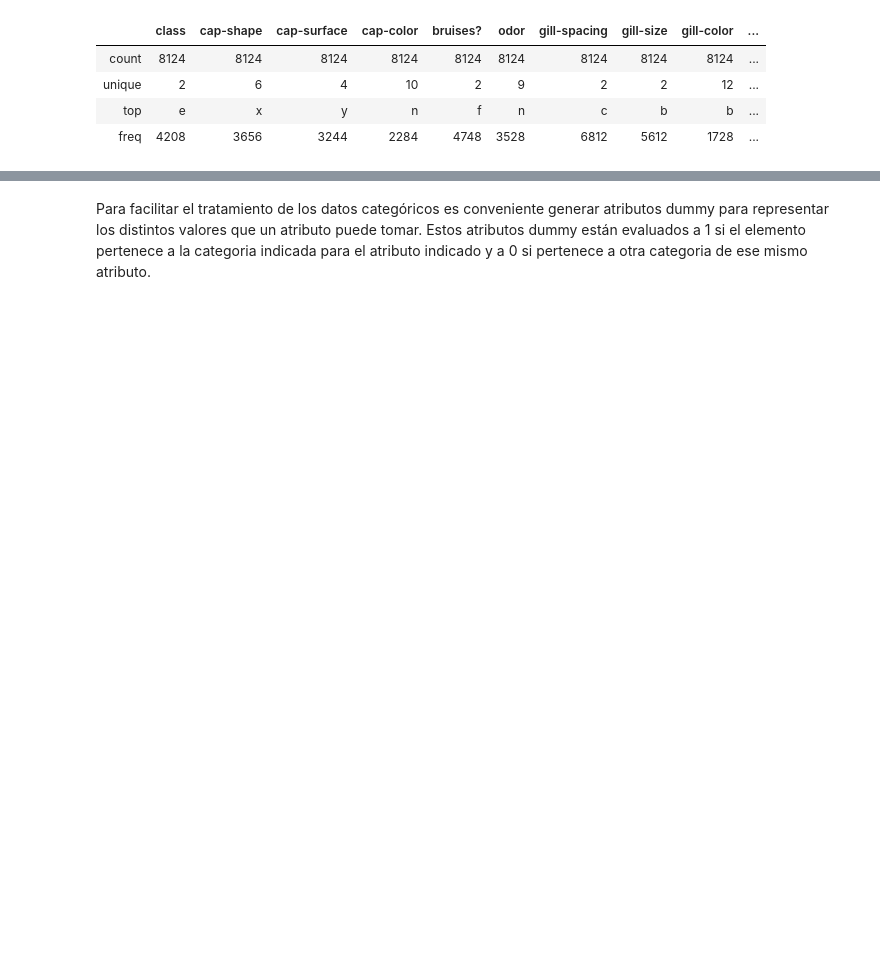
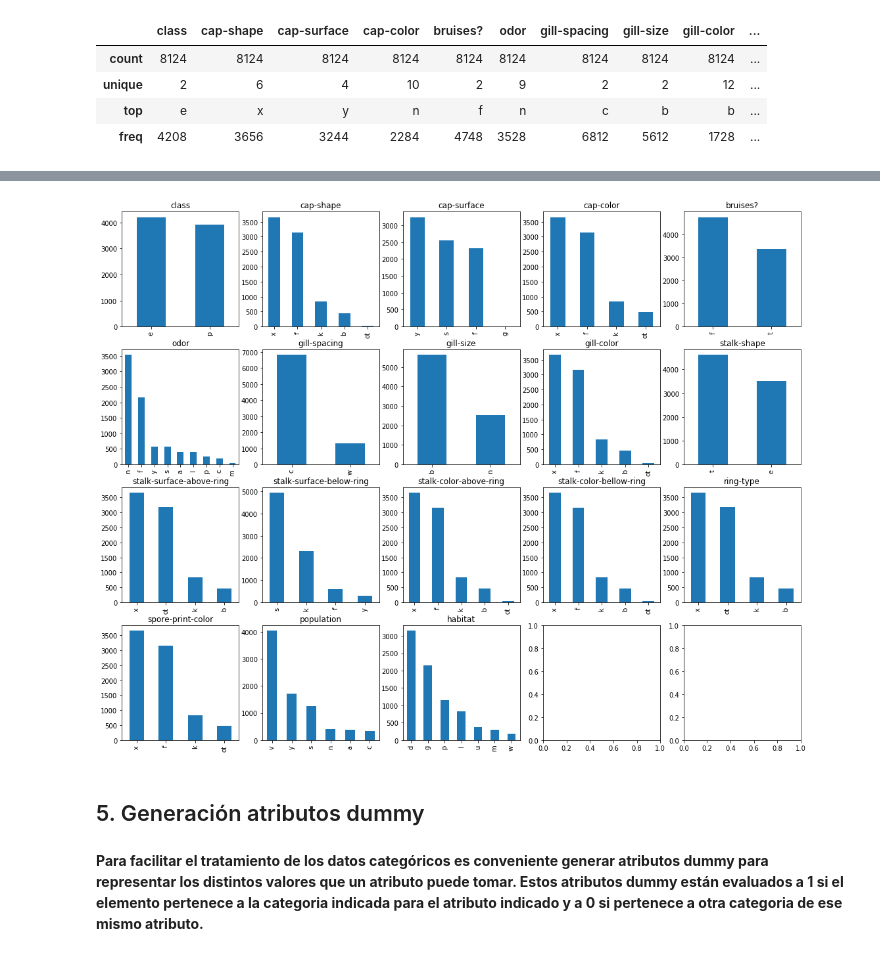
Before and after one commit to davidvicentemartinez/MachineLearning, a Jupyter notebook: P1-Auditoria/Audit-A1.ipynb, the cells around one changed output, grey strips where cells are left out. Drawn from its saved outputs; the diff is of its cells as text; code cells hidden in the pictures; blank space fills up the shorter version.

```diff
--- a/P1-Auditoria/Audit-A1.ipynb
+++ b/P1-Auditoria/Audit-A1.ipynb
@@ -141,0 +150,11 @@ pd.crosstab(index = mushroom_dataframe['stalk-surface-above-ring'], columns = mu
+# %%
+mushroom_dataframe['cap-shape'] = mushroom_dataframe['cap-shape'].replace({'s': 'ot', 'c': 'ot'})
+mushroom_dataframe['cap-color'] = mushroom_dataframe['cap-shape'].replace({'b': 'ot', 'p': 'ot', 'c': 'ot', 'r': 'ot', 'u': 'ot'})
+mushroom_dataframe['gill-color'] = mushroom_dataframe['cap-shape'].replace({'e': 'ot', 'y': 'ot', 'o': 'ot', 'r': 'ot'})
+mushroom_dataframe['stalk-surface-above-ring'] = mushroom_dataframe['cap-shape'].replace({'f': 'ot', 'y': 'ot'})
+mushroom_dataframe['stalk-color-above-ring'] = mushroom_dataframe['cap-shape'].replace({'o': 'ot', 'e': 'ot', 'c': 'ot', 'y': 'ot'})
+mushroom_dataframe['stalk-color-bellow-ring'] = mushroom_dataframe['cap-shape'].replace({'o': 'ot', 'e': 'ot', 'c': 'ot', 'y': 'ot'})
+mushroom_dataframe['ring-type'] = mushroom_dataframe['cap-shape'].replace({'f': 'ot', 'n': 'ot'})
+mushroom_dataframe['spore-print-color'] = mushroom_dataframe['cap-shape'].replace({'r': 'ot', 'y': 'ot', 'o': 'ot', 'b': 'ot', 'u': 'ot'})
+
+mushroom_dataframe.describe()
@@ -142,5 +173,17 @@ pd.crosstab(index = mushroom_dataframe['stalk-surface-above-ring'], columns = mu
+# %%
+fig, ax = plt.subplots(4,5)
+i = 0
+for att in mushroom_dataframe.columns.values:
+    mushroom_dataframe[att].value_counts().plot(kind = 'bar', ax=ax[i//5][i%5]).set_title(att)
+    i = i+1
+fig.set_size_inches(18.5, 14.8, forward=True)
+fig.show()
+# %% [output]
+[figure, added]
+# %% [markdown]
+## 5. Generación atributos dummy
 # %% [markdown]
-Para facilitar el tratamiento de los datos categóricos es conveniente generar atributos dummy para representar los distintos valores que un atributo puede tomar. Estos atributos dummy están evaluados a 1 si el elemento pertenece a la categoria indicada para el atributo indicado y a 0 si pertenece a otra categoria de ese mismo atributo.
+__Para facilitar el tratamiento de los datos categóricos es conveniente generar atributos dummy para representar los distintos valores que un atributo puede tomar. Estos atributos dummy están evaluados a 1 si el elemento pertenece a la categoria indicada para el atributo indicado y a 0 si pertenece a otra categoria de ese mismo atributo.__
 # %%
 for att in mushroom_dataframe.columns:
     for elem in mushroom_dataframe[att].unique():
```
Also changed, not shown: parts of 14 cells of this notebook.
